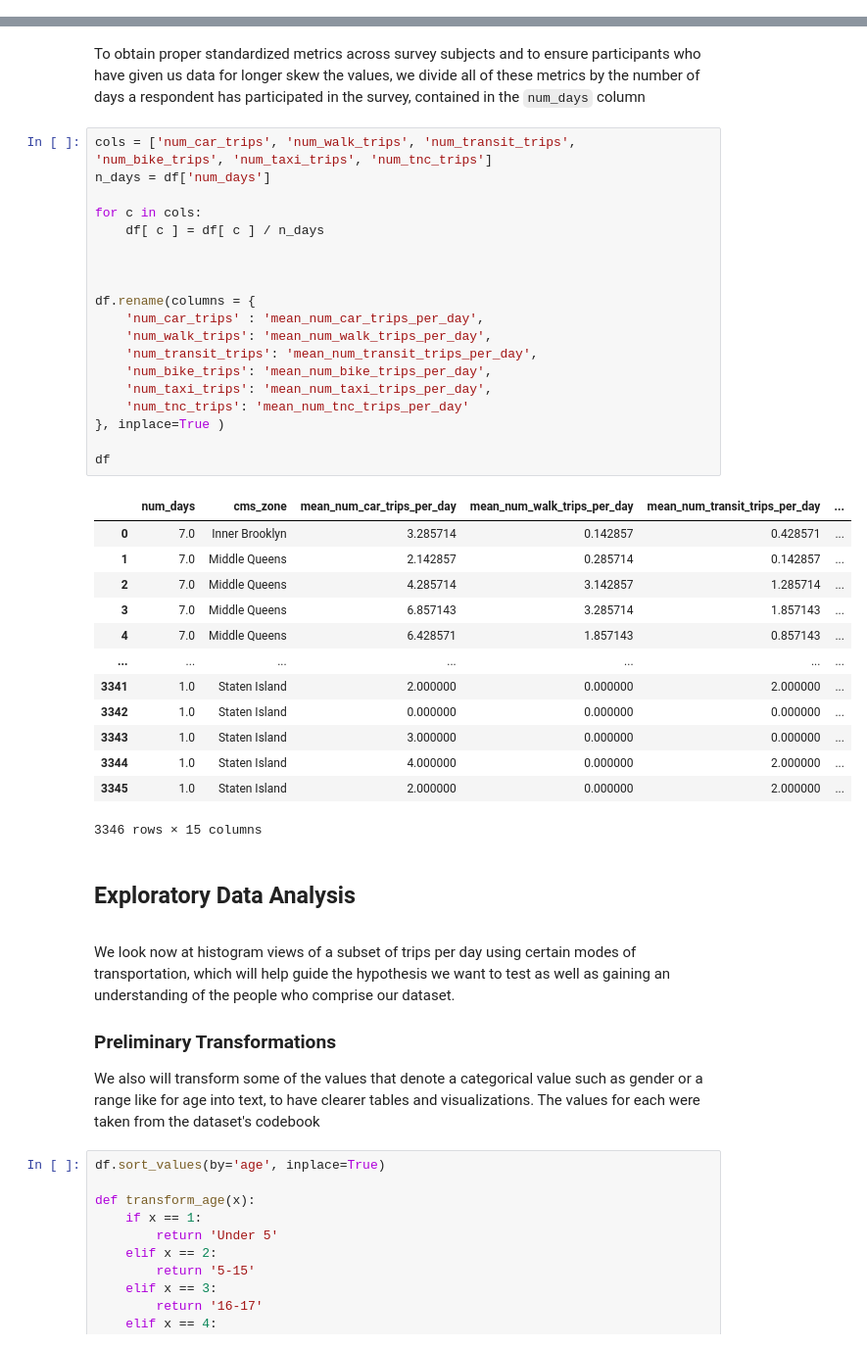
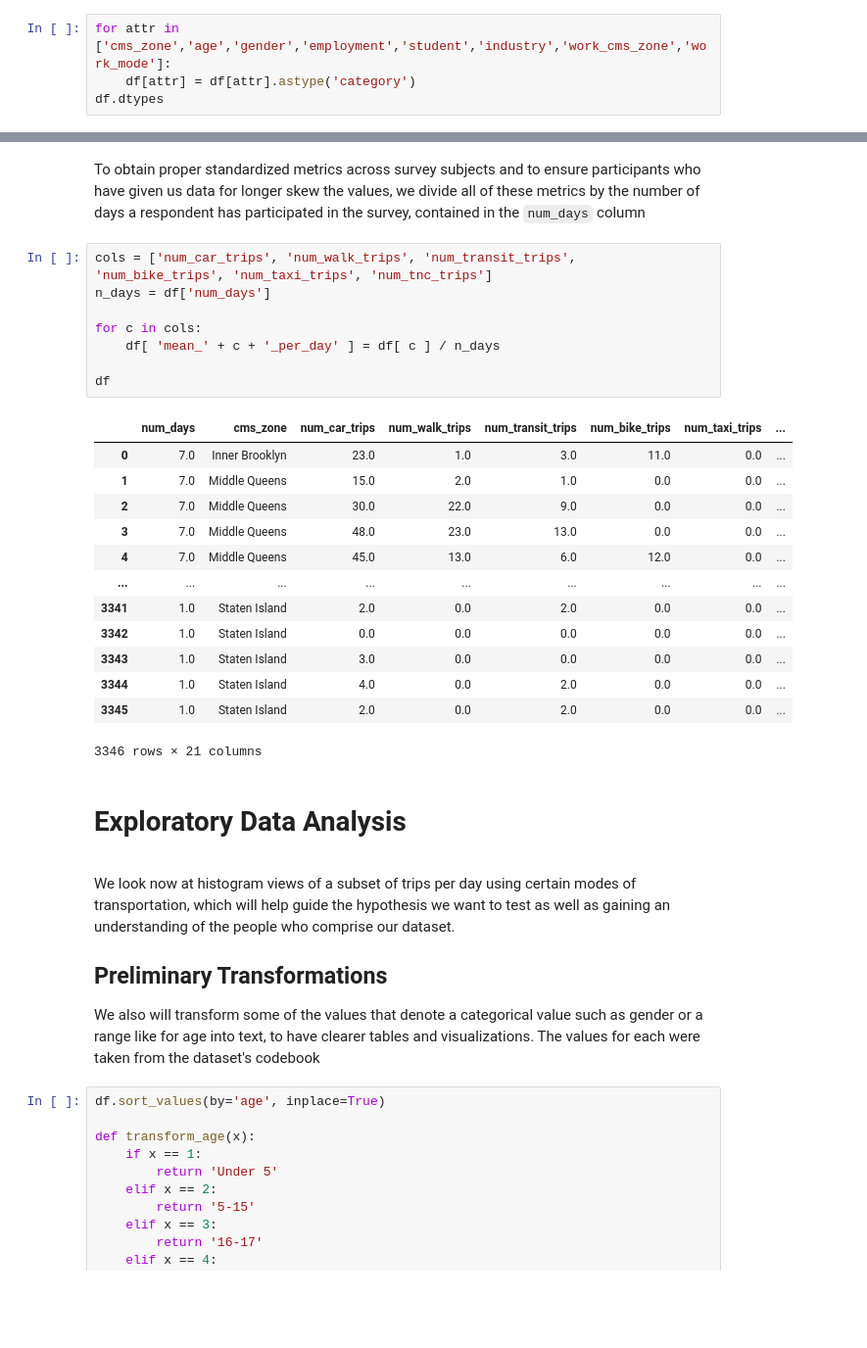
Before and after one commit to Axemt/TUD-2223-DATAH3-Project, a Jupyter notebook: NYC's 2019 Citywide Mobility Survey.ipynb, the cells around one changed output, grey strips where cells are left out. Shown at 98% size. Saved outputs shown, nothing was run; the diff lists cells and outputs as text; blank space fills up the shorter version.

```diff
--- a/NYC's 2019 Citywide Mobility Survey.ipynb
+++ b/NYC's 2019 Citywide Mobility Survey.ipynb
@@ -97,0 +103,4 @@ df.rename(columns = { 'num_trips': 'num_car_trips' }, inplace=True )
+# %%
+for attr in ['cms_zone','age','gender','employment','student','industry','work_cms_zone','work_mode']:
+    df[attr] = df[attr].astype('category')
+df.dtypes
@@ -134,44 +160,33 @@ To obtain proper standardized metrics across survey subjects and to ensure parti
 # %%
 cols = ['num_car_trips', 'num_walk_trips', 'num_transit_trips', 'num_bike_trips', 'num_taxi_trips', 'num_tnc_trips']
 n_days = df['num_days']
 
 for c in cols:
-    df[ c ] = df[ c ] / n_days
-
-
-
-df.rename(columns = {
-    'num_car_trips' : 'mean_num_car_trips_per_day',
-    'num_walk_trips': 'mean_num_walk_trips_per_day',
-    'num_transit_trips': 'mean_num_transit_trips_per_day',
-    'num_bike_trips': 'mean_num_bike_trips_per_day',
-    'num_taxi_trips': 'mean_num_taxi_trips_per_day',
-    'num_tnc_trips': 'mean_num_tnc_trips_per_day'
-}, inplace=True )
+    df[ 'mean_' + c + '_per_day' ] = df[ c ] / n_days
 
 df
 # %% [output]
-|  | num_days | cms_zone | mean_num_car_trips_per_day | mean_num_walk_trips_per_day | mean_num_transit_trips_per_day | ... |
-| 0 | 7.0 | Inner Brooklyn | 3.285714 | 0.142857 | 0.428571 | ... |
-| 1 | 7.0 | Middle Queens | 2.142857 | 0.285714 | 0.142857 | ... |
-| 2 | 7.0 | Middle Queens | 4.285714 | 3.142857 | 1.285714 | ... |
-| 3 | 7.0 | Middle Queens | 6.857143 | 3.285714 | 1.857143 | ... |
-| 4 | 7.0 | Middle Queens | 6.428571 | 1.857143 | 0.857143 | ... |
-| ... | ... | ... | ... | ... | ... | ... |
-| 3341 | 1.0 | Staten Island | 2.000000 | 0.000000 | 2.000000 | ... |
-| 3342 | 1.0 | Staten Island | 0.000000 | 0.000000 | 0.000000 | ... |
-| 3343 | 1.0 | Staten Island | 3.000000 | 0.000000 | 0.000000 | ... |
-| 3344 | 1.0 | Staten Island | 4.000000 | 0.000000 | 2.000000 | ... |
-| 3345 | 1.0 | Staten Island | 2.000000 | 0.000000 | 2.000000 | ... |
+|  | num_days | cms_zone | num_car_trips | num_walk_trips | num_transit_trips | num_bike_trips | num_taxi_trips | ... |
+| 0 | 7.0 | Inner Brooklyn | 23.0 | 1.0 | 3.0 | 11.0 | 0.0 | ... |
+| 1 | 7.0 | Middle Queens | 15.0 | 2.0 | 1.0 | 0.0 | 0.0 | ... |
+| 2 | 7.0 | Middle Queens | 30.0 | 22.0 | 9.0 | 0.0 | 0.0 | ... |
+| 3 | 7.0 | Middle Queens | 48.0 | 23.0 | 13.0 | 0.0 | 0.0 | ... |
+| 4 | 7.0 | Middle Queens | 45.0 | 13.0 | 6.0 | 12.0 | 0.0 | ... |
+| ... | ... | ... | ... | ... | ... | ... | ... | ... |
+| 3341 | 1.0 | Staten Island | 2.0 | 0.0 | 2.0 | 0.0 | 0.0 | ... |
+| 3342 | 1.0 | Staten Island | 0.0 | 0.0 | 0.0 | 0.0 | 0.0 | ... |
+| 3343 | 1.0 | Staten Island | 3.0 | 0.0 | 0.0 | 0.0 | 0.0 | ... |
+| 3344 | 1.0 | Staten Island | 4.0 | 0.0 | 2.0 | 0.0 | 0.0 | ... |
+| 3345 | 1.0 | Staten Island | 2.0 | 0.0 | 2.0 | 0.0 | 0.0 | ... |
-3346 rows × 15 columns
+3346 rows × 21 columns
 # %% [markdown]
-## Exploratory Data Analysis
+# Exploratory Data Analysis
 <a name='pt2'></a>
 # %% [markdown]
 
 We look now at histogram views of a subset of trips per day using certain modes of transportation, which will help guide the hypothesis we want to test as well as gaining an understanding of the people who comprise our dataset.
 
-### Preliminary Transformations
+## Preliminary Transformations
 <a name='pt2.1'></a>
 
 We also will transform some of the values that denote a categorical value such as gender or a range like for age into text, to have clearer tables and visualizations. The values for each were taken from the dataset's codebook
```
Also changed, not shown: parts of 30 cells of this notebook, 8 other files.
